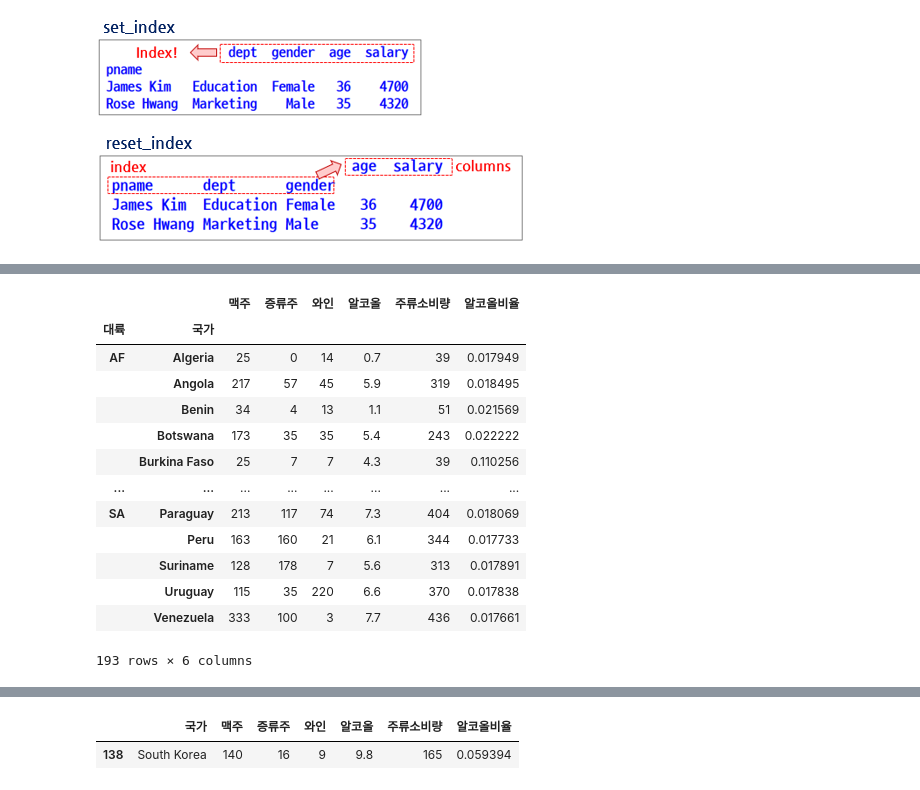
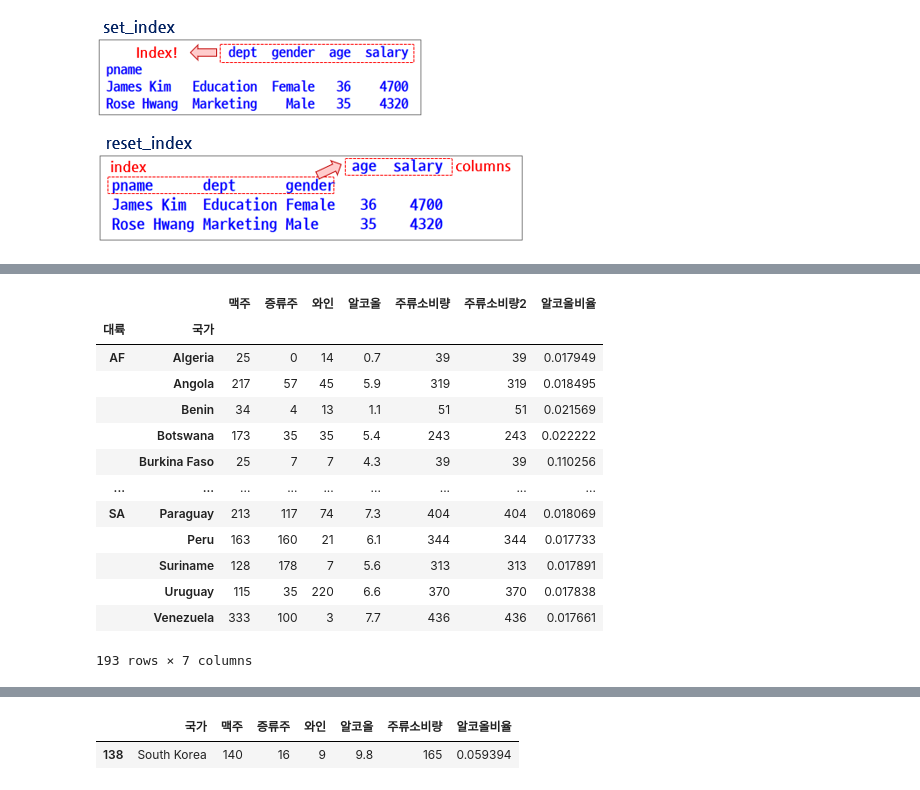
Before and after one commit to localtic/bigdata, a Jupyter notebook: [pandas_02]_drinks_LAB.ipynb, the cells around one changed output, grey strips where cells are left out. Drawn from its saved outputs; the diff is of its cells as text; code cells hidden in the pictures.

```diff
--- a/[pandas_02]_drinks_LAB.ipynb
+++ b/[pandas_02]_drinks_LAB.ipynb
@@ -210,2 +500,4 @@ DataFrame의 행 제거
 # %%
 # [2-27] 주류소비량2 = ['맥주', '증류주', '와인']에 대해 DataFrame.sum(axis=1) 함수 사용
+df['주류소비량2'] = df[['맥주', '증류주', '와인']].sum(axis=1)
+df.head()
@@ -212,3 +511,5 @@ DataFrame의 행 제거
 # %%
 # [2-28] 주류 소비량 대비 알코올 소비량 비율을 구해 새로운 컬럼 ('알코올비율')을 추가합니다.
 # 알코올비율 = '알코올' / '주류소비량'
+df['알코올비율'] = df['알코올'] / df['주류소비량']
+df.head()
@@ -222,2 +540,4 @@ DataFrame의 행 제거
 # %%
 # [2-31] '알코올비율'이 NaN인 것에 대해 0으로 채우기 합니다.
+df['알코올비율'] = df['알코올비율'].fillna(0)
+df.head()
@@ -232,3 +559,5 @@ Columns, Index 상호 변경
 ![image.png](embedded-picture-1)
 # %%
 # [2-32] 국가별 주류 소비량 합계(맥주, 증류주, 와인의 합)를 구해 봅니다.
+# 컬럼 더하기 axis=1
+df.set_index('국가')[['맥주', '증류주', '와인']].sum(axis=1)
@@ -235,19 +578,21 @@ Columns, Index 상호 변경
 # %%
 # [2-33] df를 ['대륙', '국가']를 index로 지정하고, 대륙별, 국가명으로  정렬하여 df로 저장합니다.
+df = df.set_index(['대륙', '국가']).sort_index()
+df
 # %% [output]
-|  |  | 맥주 | 증류주 | 와인 | 알코올 | 주류소비량 | 알코올비율 |
-| 대륙 | 국가 |  |  |  |  |  |  |
-| AF | Algeria | 25 | 0 | 14 | 0.7 | 39 | 0.017949 |
-|  | Angola | 217 | 57 | 45 | 5.9 | 319 | 0.018495 |
-|  | Benin | 34 | 4 | 13 | 1.1 | 51 | 0.021569 |
-|  | Botswana | 173 | 35 | 35 | 5.4 | 243 | 0.022222 |
-|  | Burkina Faso | 25 | 7 | 7 | 4.3 | 39 | 0.110256 |
-| ... | ... | ... | ... | ... | ... | ... | ... |
-| SA | Paraguay | 213 | 117 | 74 | 7.3 | 404 | 0.018069 |
-|  | Peru | 163 | 160 | 21 | 6.1 | 344 | 0.017733 |
-|  | Suriname | 128 | 178 | 7 | 5.6 | 313 | 0.017891 |
-|  | Uruguay | 115 | 35 | 220 | 6.6 | 370 | 0.017838 |
-|  | Venezuela | 333 | 100 | 3 | 7.7 | 436 | 0.017661 |
+|  |  | 맥주 | 증류주 | 와인 | 알코올 | 주류소비량 | 주류소비량2 | 알코올비율 |
+| 대륙 | 국가 |  |  |  |  |  |  |  |
+| AF | Algeria | 25 | 0 | 14 | 0.7 | 39 | 39 | 0.017949 |
+|  | Angola | 217 | 57 | 45 | 5.9 | 319 | 319 | 0.018495 |
+|  | Benin | 34 | 4 | 13 | 1.1 | 51 | 51 | 0.021569 |
+|  | Botswana | 173 | 35 | 35 | 5.4 | 243 | 243 | 0.022222 |
+|  | Burkina Faso | 25 | 7 | 7 | 4.3 | 39 | 39 | 0.110256 |
+| ... | ... | ... | ... | ... | ... | ... | ... | ... |
+| SA | Paraguay | 213 | 117 | 74 | 7.3 | 404 | 404 | 0.018069 |
+|  | Peru | 163 | 160 | 21 | 6.1 | 344 | 344 | 0.017733 |
+|  | Suriname | 128 | 178 | 7 | 5.6 | 313 | 313 | 0.017891 |
+|  | Uruguay | 115 | 35 | 220 | 6.6 | 370 | 370 | 0.017838 |
+|  | Venezuela | 333 | 100 | 3 | 7.7 | 436 | 436 | 0.017661 |
-193 rows × 6 columns
+193 rows × 7 columns
 # %%
 # [2-34] df의 index를 모두 columns로 이동합니다.
```
Also changed, not shown: parts of 52 cells of this notebook.
